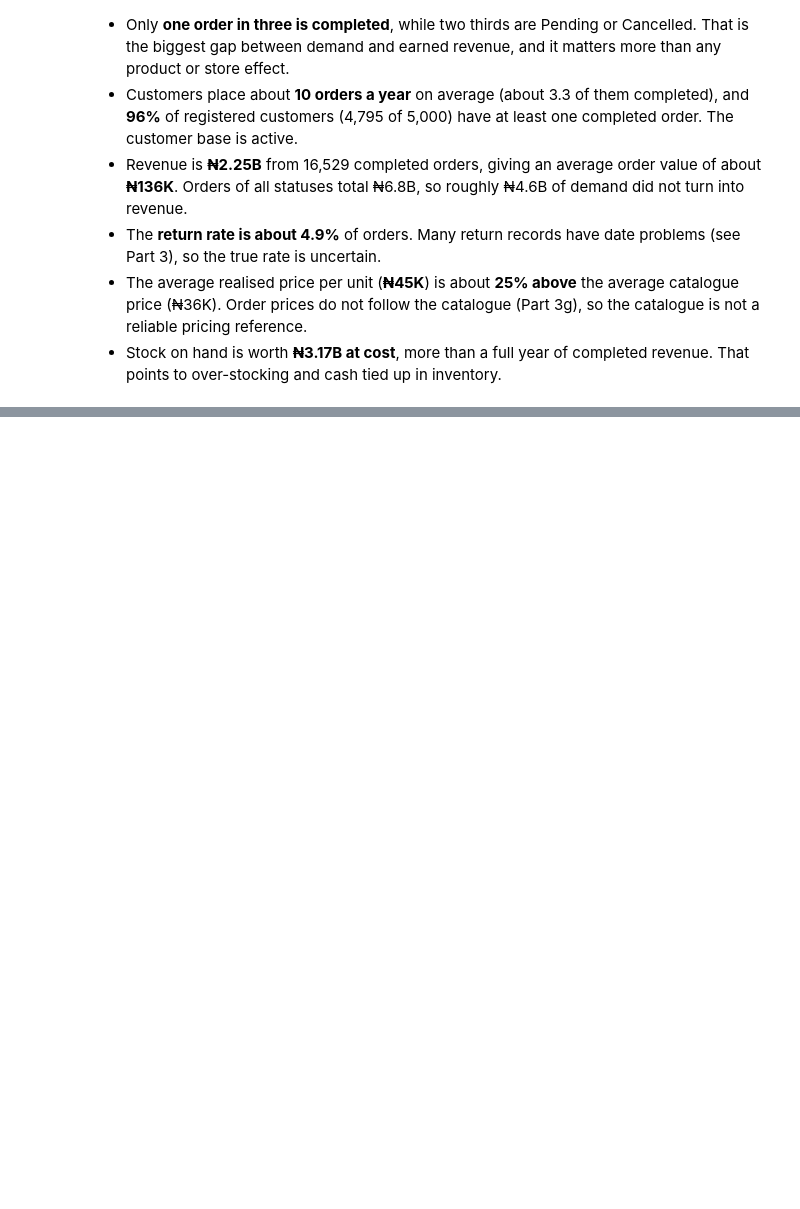
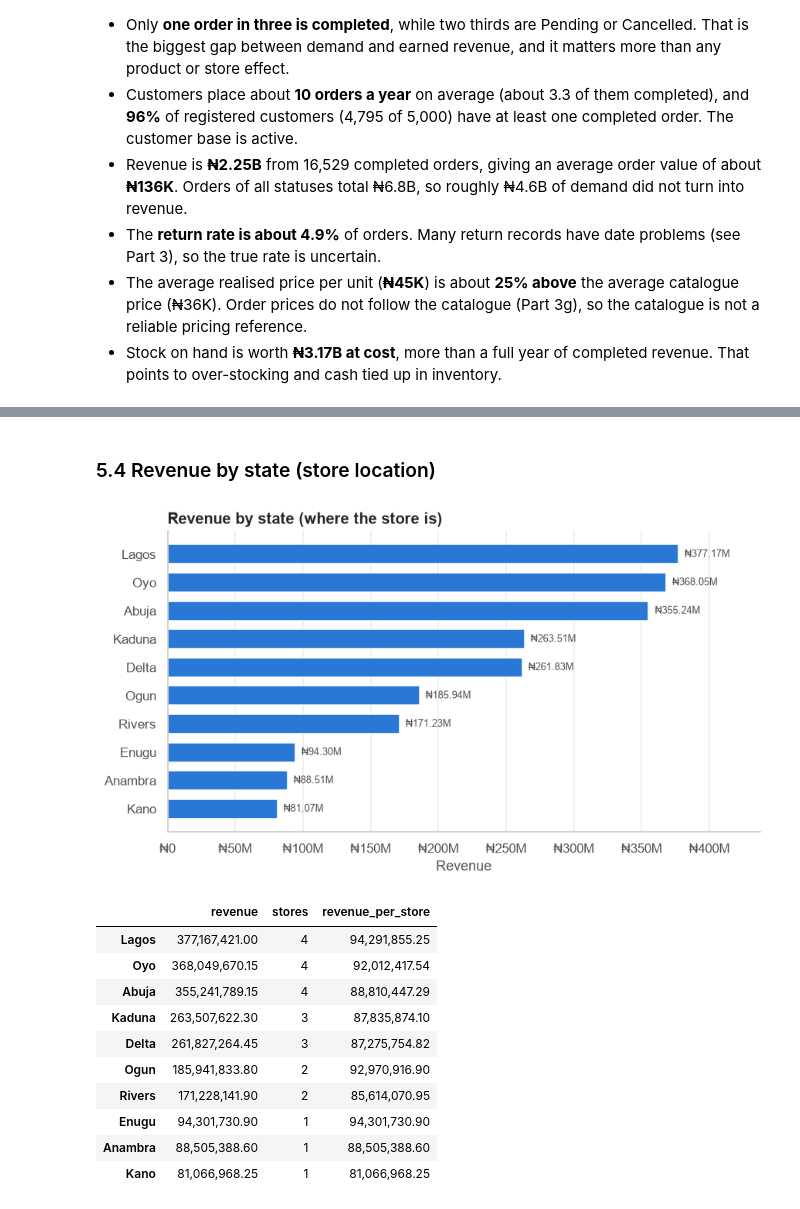
Before and after one commit to Mo-lemi/AnalystLab-Africa-Data-Science, a Jupyter notebook: Week1_DataScience_Project/Week1_EDA.ipynb, the cells around one changed output, grey strips where cells are left out. Cells and saved outputs as stored; diff of their text form; code cells hidden in the pictures; blank space fills up the shorter version.

```diff
--- a/Week1_DataScience_Project/Week1_EDA.ipynb
+++ b/Week1_DataScience_Project/Week1_EDA.ipynb
@@ -873,0 +966,23 @@ clean["customers"][["age"]].describe().T
+# %% [markdown]
+### 5.4 Revenue by state (store location)
+# %%
+state_rev = completed.groupby("store_state", observed=True)["net_sales"].sum()
+stores_per_state = clean["stores"].groupby("state", observed=True).size()
+fig, ax = plt.subplots(figsize=(9, 4.6))
+barh_ranked(state_rev, "Revenue by state (where the store is)", ax=ax)
+save_fig(fig, "04_revenue_by_state")
+pd.DataFrame({"revenue": state_rev, "stores": stores_per_state,
+              "revenue_per_store": state_rev / stores_per_state}).sort_values("revenue", ascending=False)
+# %% [output]
+[figure, added]
+|  | revenue | stores | revenue_per_store |
+| Lagos | 377,167,421.00 | 4 | 94,291,855.25 |
+| Oyo | 368,049,670.15 | 4 | 92,012,417.54 |
+| Abuja | 355,241,789.15 | 4 | 88,810,447.29 |
+| Kaduna | 263,507,622.30 | 3 | 87,835,874.10 |
+| Delta | 261,827,264.45 | 3 | 87,275,754.82 |
+| Ogun | 185,941,833.80 | 2 | 92,970,916.90 |
+| Rivers | 171,228,141.90 | 2 | 85,614,070.95 |
+| Enugu | 94,301,730.90 | 1 | 94,301,730.90 |
+| Anambra | 88,505,388.60 | 1 | 88,505,388.60 |
+| Kano | 81,066,968.25 | 1 | 81,066,968.25 |
```
Also changed, not shown: parts of 20 cells of this notebook, 10 other files.
